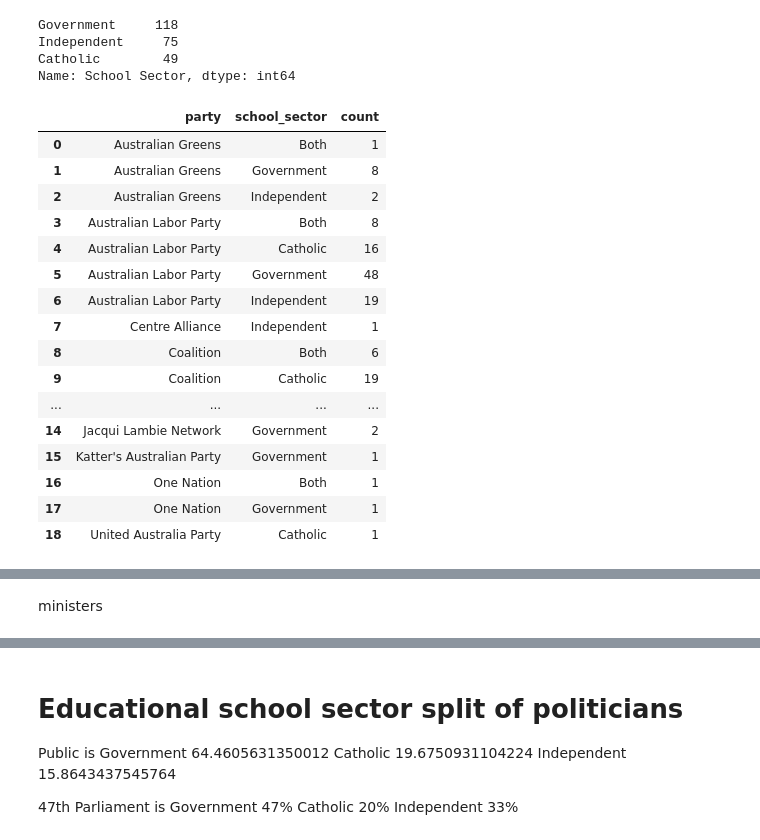
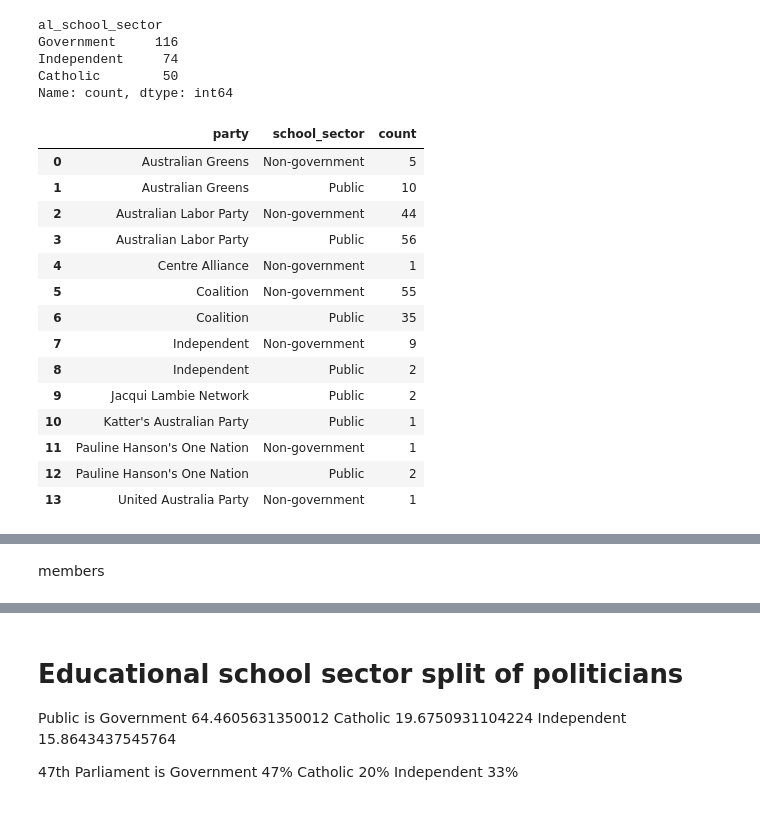
Before and after one commit to Mappboy/apemap, a Jupyter notebook: notebooks/analysis.ipynb, the cells around one changed output, grey strips where cells are left out. Drawn from its saved outputs; the diff is of its cells as text; code cells hidden in the pictures.

```diff
--- a/notebooks/analysis.ipynb
+++ b/notebooks/analysis.ipynb
@@ -60,0 +4,15 @@ ministers
+# %%
+import os
+import pathlib
+
+# set plotly express to white theme
+from dotenv import load_dotenv
+from sqlalchemy import create_engine
+
+load_dotenv("../.env")
+
+engine = create_engine(
+    f"postgresql+psycopg://{os.environ.get('DATABASE_USERNAME')}:{os.environ.get('DATABASE_PASSWORD')}@localhost:5432/{os.environ.get('DATABASE_NAME')}")
+
+root_data_dir = pathlib.Path("..").resolve() / "data"
+ext_data_dir = root_data_dir / "external"
@@ -119,32 +110,35 @@ ORDER BY m.id DESC
-# %%
-ministers_education["School Sector"].value_counts()
-# %% [output]
-Government     118
-Independent     75
-Catholic        49
-Name: School Sector, dtype: int64
+# %%
+members_education = pd.read_sql("""
+SELECT * from member_secondary_school_education_47
+""", engine)
+# %%
+members_education["al_school_sector"].value_counts()
+# %% [output]
+al_school_sector
+Government     116
+Independent     74
+Catholic        50
+Name: count, dtype: int64
 # %%
 # create a column for the school sector when grouping by member has attended a Government and a Independent or Catholic school then set  school sector to both if they have not attended either set  none
-ministers_education["school_sector"] = ministers_education.groupby("member")["School Sector"].transform(lambda x: "Both" if "Government" in x.values and ("Independent" in x.values or  "Catholic" in x.values) else "none" if "Government" not in x.values and ("Independent" not in x.values and  "Catholic" not in x.values) else "Government" if "Government" in x.values else "Independent" if "Independent" in x.values else "Catholic")
-school_sector_counts = ministers_education.drop_duplicates(["member", "school_sector"]).groupby([ "party", "school_sector"]).size().reset_index(name='count')
-# noinspection JupyterPackage,PyPackageRequirements
+
+school_sector_counts = members_education.drop_duplicates(["member", "school_sector"]).groupby(
+    ["party", "school_sector"]).size().reset_index(name='count')
 school_sector_counts
 # %% [output]
 |  | party | school_sector | count |
-| 0 | Australian Greens | Both | 1 |
-| 1 | Australian Greens | Government | 8 |
-| 2 | Australian Greens | Independent | 2 |
-| 3 | Australian Labor Party | Both | 8 |
-| 4 | Australian Labor Party | Catholic | 16 |
-| 5 | Australian Labor Party | Government | 48 |
-| 6 | Australian Labor Party | Independent | 19 |
-| 7 | Centre Alliance | Independent | 1 |
-| 8 | Coalition | Both | 6 |
-| 9 | Coalition | Catholic | 19 |
-| ... | ... | ... | ... |
-| 14 | Jacqui Lambie Network | Government | 2 |
-| 15 | Katter's Australian Party | Government | 1 |
-| 16 | One Nation | Both | 1 |
-| 17 | One Nation | Government | 1 |
-| 18 | United Australia Party | Catholic | 1 |
+| 0 | Australian Greens | Non-government | 5 |
+| 1 | Australian Greens | Public | 10 |
+| 2 | Australian Labor Party | Non-government | 44 |
+| 3 | Australian Labor Party | Public | 56 |
+| 4 | Centre Alliance | Non-government | 1 |
+| 5 | Coalition | Non-government | 55 |
+| 6 | Coalition | Public | 35 |
+| 7 | Independent | Non-government | 9 |
+| 8 | Independent | Public | 2 |
+| 9 | Jacqui Lambie Network | Public | 2 |
+| 10 | Katter's Australian Party | Public | 1 |
+| 11 | Pauline Hanson's One Nation | Non-government | 1 |
+| 12 | Pauline Hanson's One Nation | Public | 2 |
+| 13 | United Australia Party | Non-government | 1 |
 # %%
@@ -155,6 +151,6 @@ fig = px.bar(school_sector_counts, x="party", y="count", color="school_sector",
 fig.show()
 # %% [output]
 [interactive output not drawn]
-# %% [markdown]
-ministers
+# %% [markdown]
+members
 # %%
```
Also changed, not shown: parts of 26 cells of this notebook, 6 other files.
